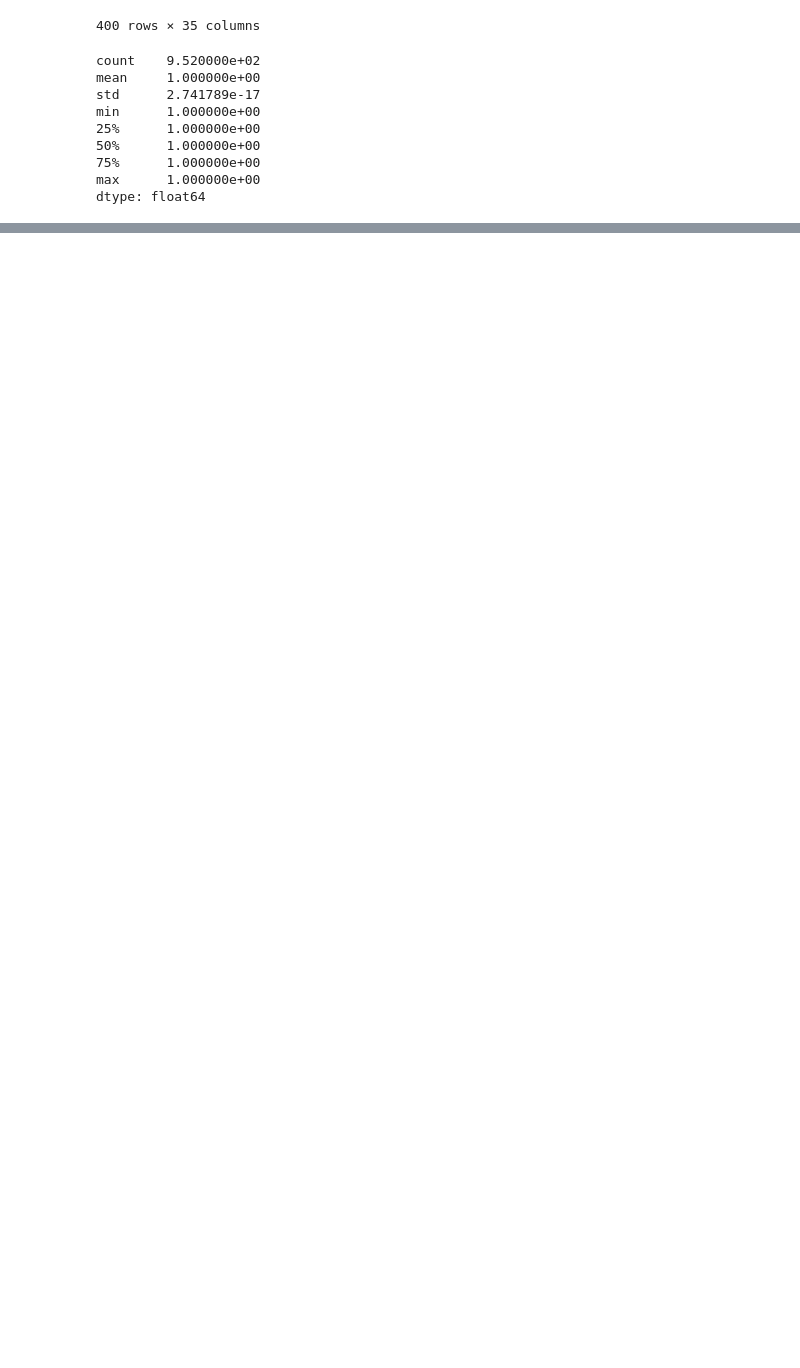
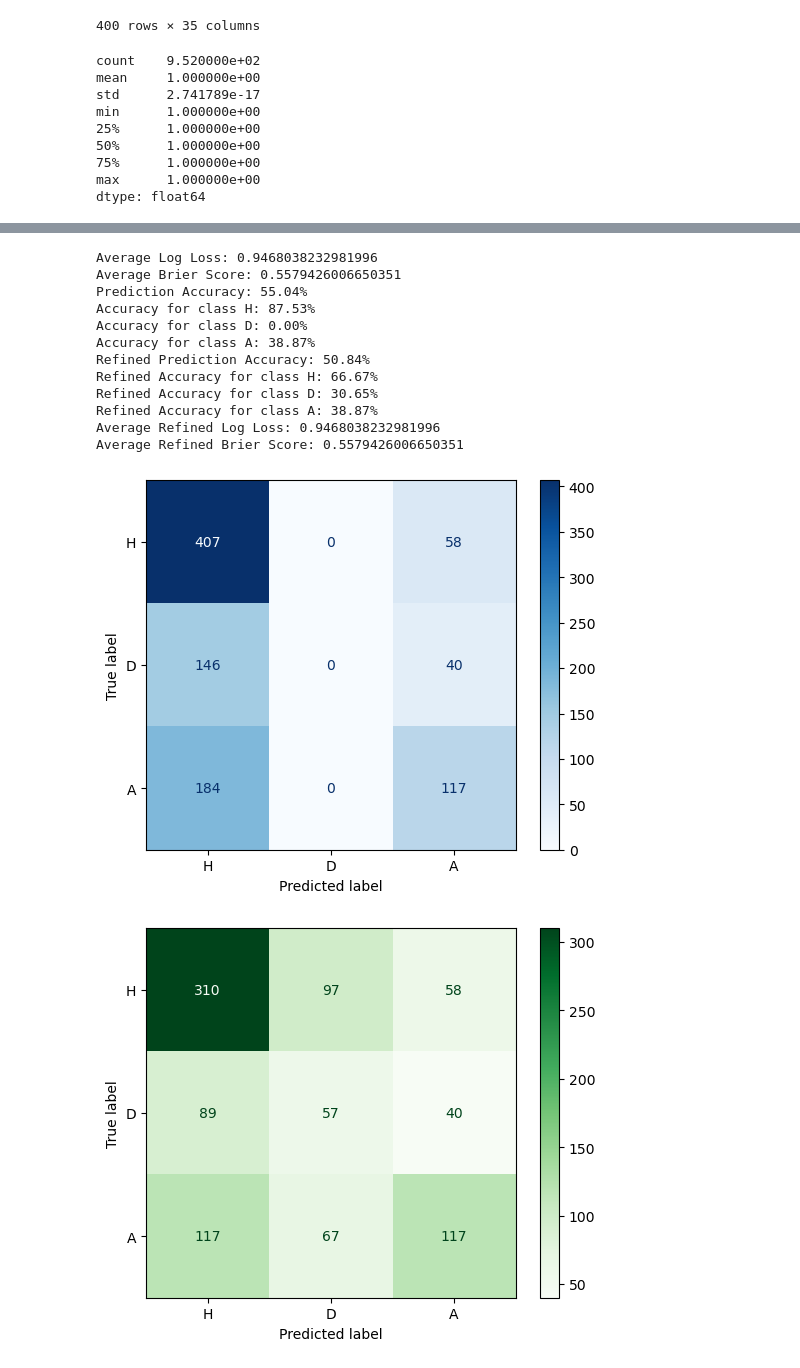
Before and after one commit to iraklisp98/sports_modelling, a Jupyter notebook: models/training.ipynb, the cells around one changed output, grey strips where cells are left out. Saved outputs shown, nothing was run; the diff lists cells and outputs as text; code cells hidden in the pictures; blank space fills up the shorter version.

```diff
--- a/models/training.ipynb
+++ b/models/training.ipynb
@@ -275,0 +310,73 @@ dtype: float64
+# %%
+from sklearn.metrics import confusion_matrix, ConfusionMatrixDisplay
+
+print(f'Average Log Loss: {average_log_loss}')
+print(f'Average Brier Score: {average_brier_score}')
+
+# find the predicted result by comparing the probabilities
+premier_basic_df['pred_result'] = premier_basic_df[['P_Home', 'P_Draw', 'P_Away']].idxmax(axis = 1)
+premier_basic_df['pred_result'] = premier_basic_df['pred_result'].map({'P_Home': 'H', 'P_Draw': 'D', 'P_Away': 'A'})
+# calculate accuracy
+premier_basic_df['correct'] = premier_basic_df['pred_result'] == premier_basic_df['Result']
+accuracy = premier_basic_df['correct'].mean()
+print(f'Prediction Accuracy: {accuracy * 100:.2f}%')
+
+# now we will use scitikit-learn to calculate the confusion matrix of the results
+cm = confusion_matrix(premier_basic_df.Result, premier_basic_df.pred_result, labels = ['H', 'D', 'A'])
+disp = ConfusionMatrixDisplay(confusion_matrix = cm, display_labels = ['H', 'D', 'A'])
+disp.plot(cmap = 'Blues')
+
+# lets compure the accuracy per class
+class_totals = cm.sum(axis = 1)
+class_correct = cm.diagonal()
+for i, label in enumerate(['H', 'D', 'A']):
+    class_accuracy = class_correct[i]/class_totals[i]
+    print(f'Accuracy for class {label}: {class_accuracy * 100:.2f}%')
+
+# refine the prediction column to give Draw if the difference between home and away prob is less than 0.05
+def refined_prediction(row, threshold = 0.26):
+    home_prob = row['P_Home']
+    away_prob = row['P_Away']
+    draw_prob = row['P_Draw']
+    if draw_prob >= threshold:
+        return 'D'
+    return 'H' if home_prob > away_prob else 'A'
+premier_basic_df['refined_pred_result'] = premier_basic_df.apply(refined_prediction, axis = 1)
+premier_basic_df['refined_correct'] = premier_basic_df['refined_pred_result'] == premier_basic_df['Result']
+refined_accuracy = premier_basic_df['refined_correct'].mean()
+print(f'Refined Prediction Accuracy: {refined_accuracy * 100:.2f}%')
+
+# calculate again the confusion matrix for refined predictions
+cm_refined = confusion_matrix(premier_basic_df.Result, premier_basic_df.refined_pred_result, labels = ['H', 'D', 'A'])
+disp_refined = ConfusionMatrixDisplay(confusion_matrix = cm_refined, display_labels = ['H', 'D', 'A'])
+disp_refined.plot(cmap = 'Greens')
+
+# lets compure the accuracy per class for refined predictions
+class_totals_refined = cm_refined.sum(axis = 1)
+class_correct_refined = cm_refined.diagonal()
+for i, label in enumerate(['H', 'D', 'A']):
+    class_accuracy_refined = class_correct_refined[i]/class_totals_refined[i]
+    print(f'Refined Accuracy for class {label}: {class_accuracy_refined * 100:.2f}%')
+
+# recalculate log loss and brier score for refined predictions
+premier_basic_df["RefinedLogLoss"] = premier_basic_df.apply(calculate_log_loss, axis = 1)
+average_refined_log_loss = premier_basic_df["RefinedLogLoss"].mean()
+print(f'Average Refined Log Loss: {average_refined_log_loss}')
+premier_basic_df["RefinedBrierScore"] = premier_basic_df.apply(calculate_brier_score, axis = 1)
+average_refined_brier_score = premier_basic_df["RefinedBrierScore"].mean()
+print(f'Average Refined Brier Score: {average_refined_brier_score}')
+# %% [output]
+Average Log Loss: 0.9468038232981996
+Average Brier Score: 0.5579426006650351
+Prediction Accuracy: 55.04%
+Accuracy for class H: 87.53%
+Accuracy for class D: 0.00%
+Accuracy for class A: 38.87%
+Refined Prediction Accuracy: 50.84%
+Refined Accuracy for class H: 66.67%
+Refined Accuracy for class D: 30.65%
+Refined Accuracy for class A: 38.87%
+Average Refined Log Loss: 0.9468038232981996
+Average Refined Brier Score: 0.5579426006650351
+[figure, added]
+[figure, added]
```
Also changed, not shown: parts of 2 cells of this notebook.
